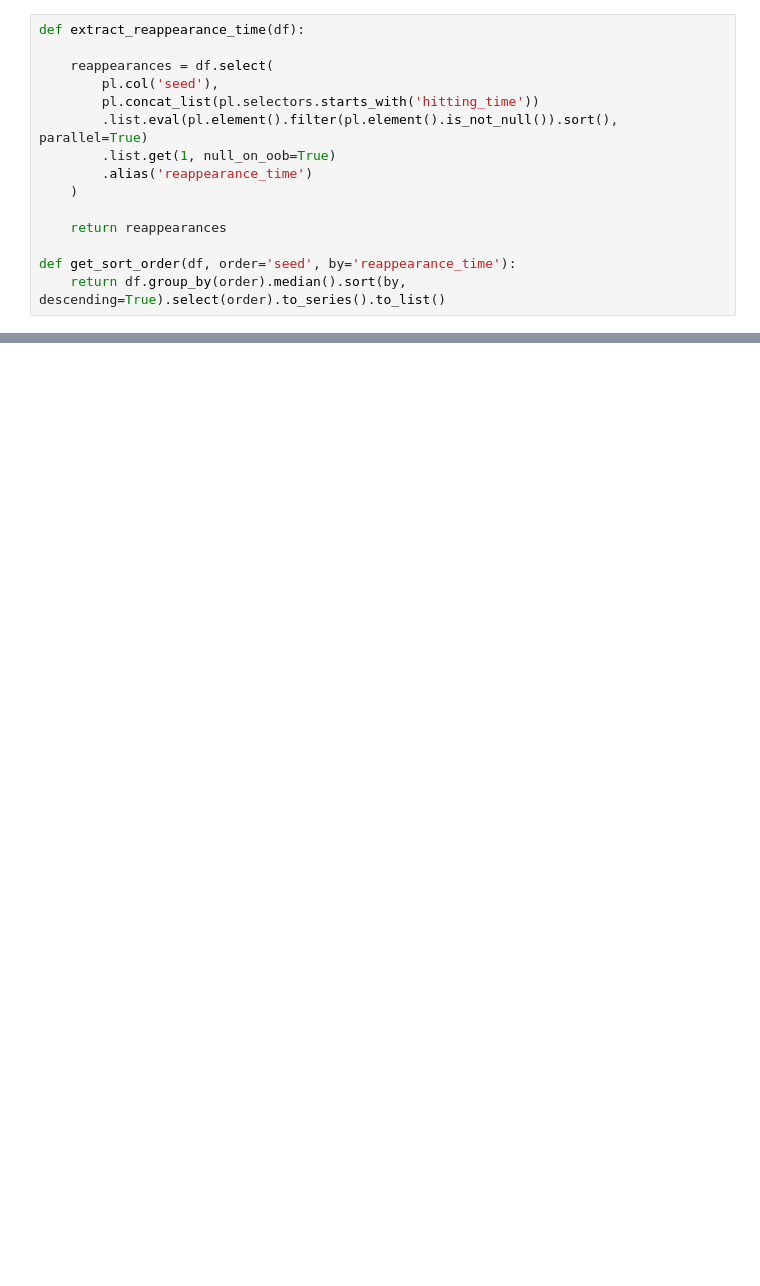
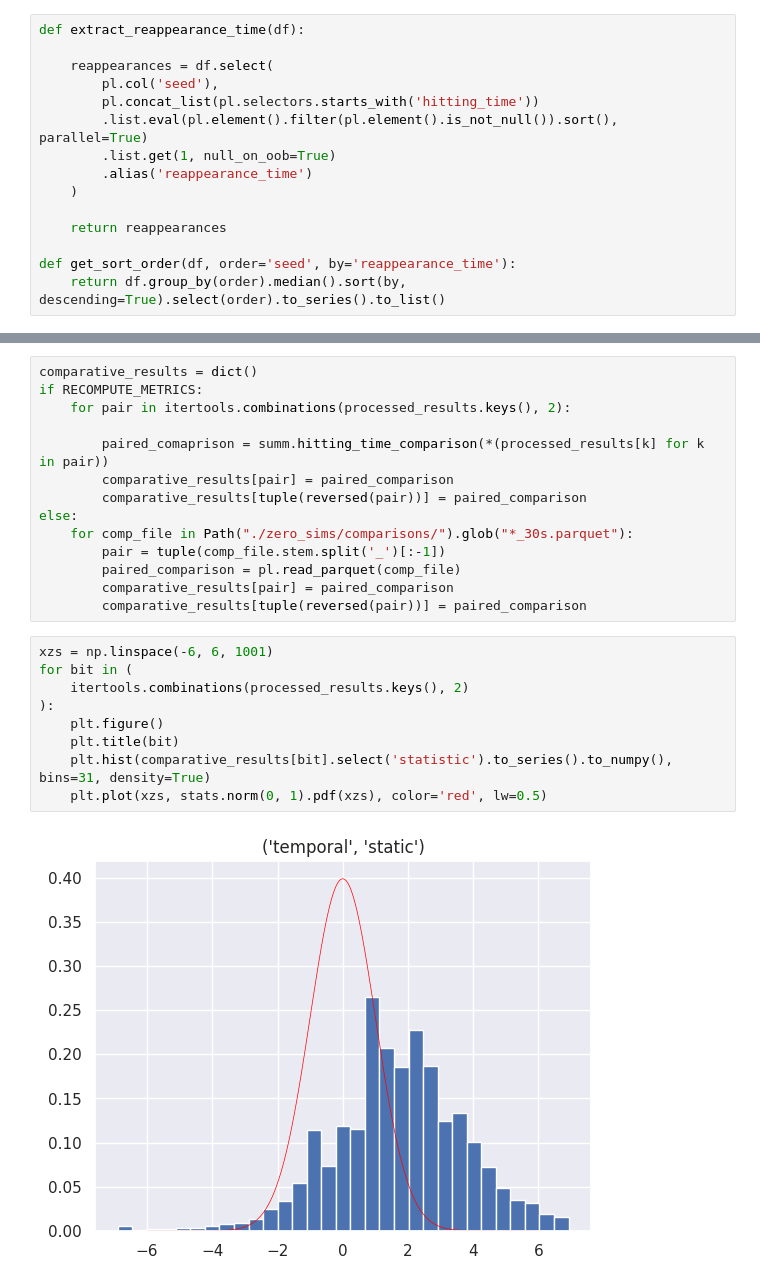
Before and after one commit to dwu0042/explore_echidna, a Jupyter notebook: compute_summary_stats.ipynb, the cells around one changed output, grey strips where cells are left out. Drawn from its saved outputs; the diff is of its cells as text; blank space fills up the shorter version.

```diff
--- a/compute_summary_stats.ipynb
+++ b/compute_summary_stats.ipynb
@@ -182,0 +180,25 @@ plt.axhline(30, color='red', linestyle='dashed')
+# %%
+comparative_results = dict()
+if RECOMPUTE_METRICS:
+    for pair in itertools.combinations(processed_results.keys(), 2):
+
+        paired_comaprison = summ.hitting_time_comparison(*(processed_results[k] for k in pair))
+        comparative_results[pair] = paired_comparison
+        comparative_results[tuple(reversed(pair))] = paired_comparison
+else:
+    for comp_file in Path("./zero_sims/comparisons/").glob("*_30s.parquet"):
+        pair = tuple(comp_file.stem.split('_')[:-1])
+        paired_comparison = pl.read_parquet(comp_file)
+        comparative_results[pair] = paired_comparison
+        comparative_results[tuple(reversed(pair))] = paired_comparison
+# %%
+xzs = np.linspace(-6, 6, 1001)
+for bit in (
+    itertools.combinations(processed_results.keys(), 2)
+):
+    plt.figure()
+    plt.title(bit)
+    plt.hist(comparative_results[bit].select('statistic').to_series().to_numpy(), bins=31, density=True)
+    plt.plot(xzs, stats.norm(0, 1).pdf(xzs), color='red', lw=0.5)
+# %% [output]
+[figure, added]
```
Also changed, not shown: parts of 14 cells of this notebook, 1 other file.
